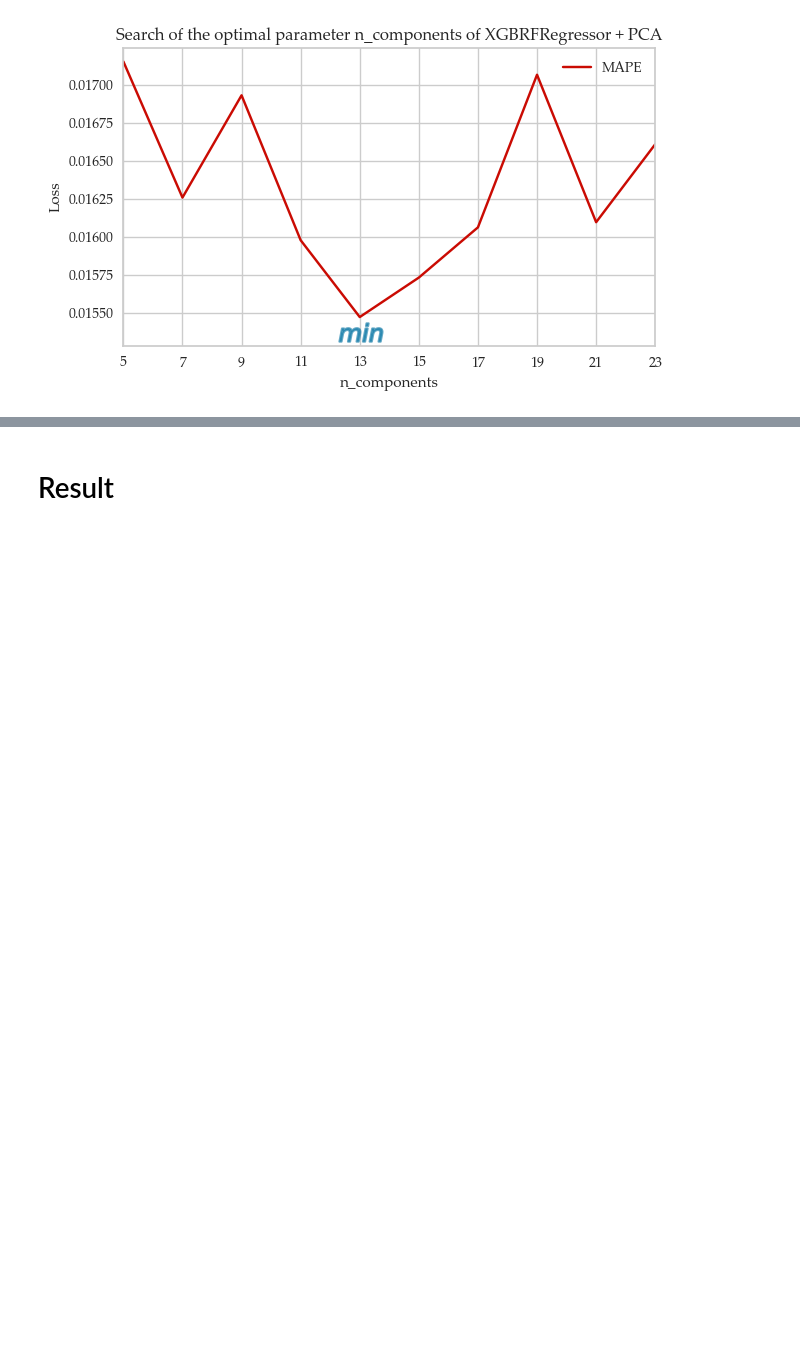
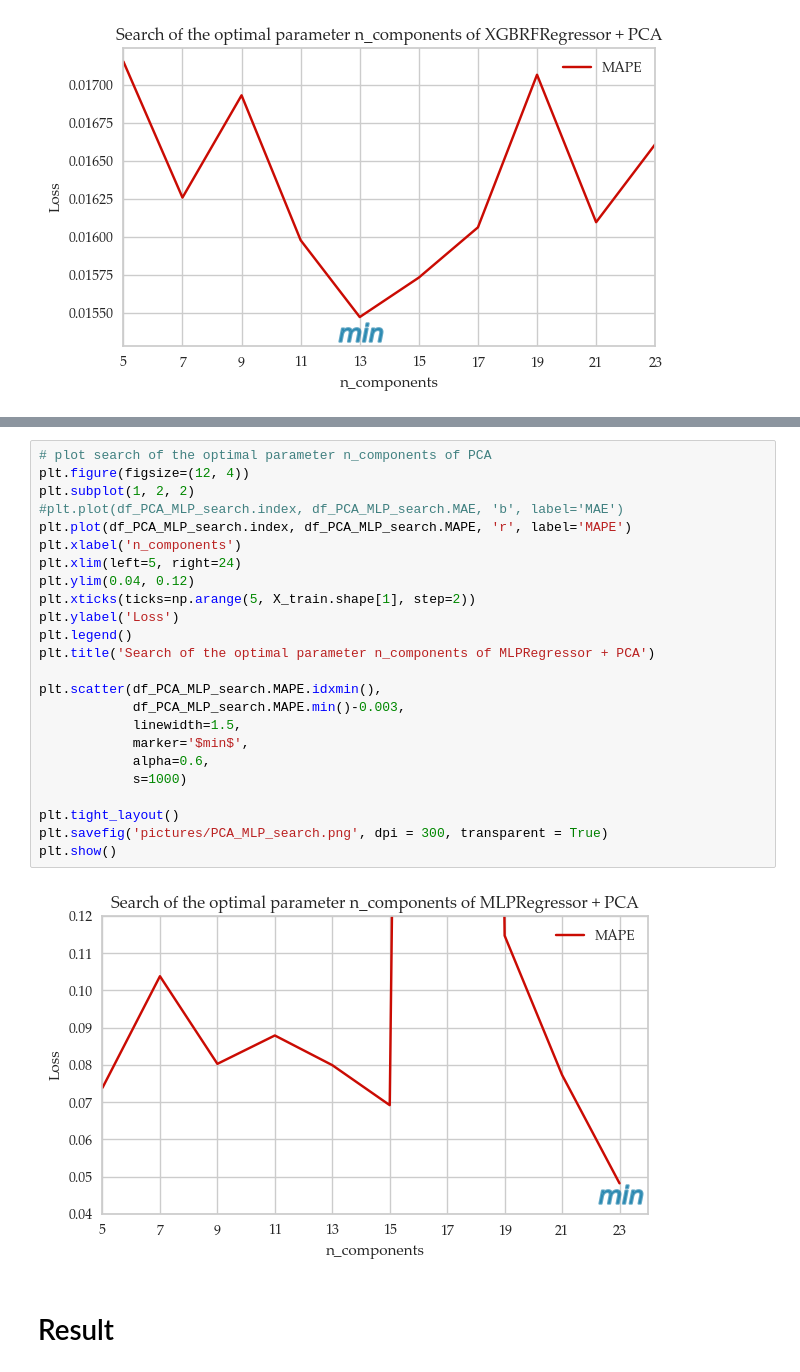
Before and after one commit to caapel/SOFC, a Jupyter notebook: SOFC_analisys.ipynb, the cells around one changed output, grey strips where cells are left out. Saved outputs shown, nothing was run; the diff lists cells and outputs as text; blank space fills up the shorter version.

Commit message:
refresh picture MLP+PCA

```diff
--- a/SOFC_analisys.ipynb
+++ b/SOFC_analisys.ipynb
@@ -1029,3 +1004,29 @@ plt.show()
+# %%
+# plot search of the optimal parameter n_components of PCA
+plt.figure(figsize=(12, 4))
+plt.subplot(1, 2, 2)
+#plt.plot(df_PCA_MLP_search.index, df_PCA_MLP_search.MAE, 'b', label='MAE')
+plt.plot(df_PCA_MLP_search.index, df_PCA_MLP_search.MAPE, 'r', label='MAPE')
+plt.xlabel('n_components')
+plt.xlim(left=5, right=24)
+plt.ylim(0.04, 0.12)
+plt.xticks(ticks=np.arange(5, X_train.shape[1], step=2))
+plt.ylabel('Loss')
+plt.legend()
+plt.title('Search of the optimal parameter n_components of MLPRegressor + PCA')
+
+plt.scatter(df_PCA_MLP_search.MAPE.idxmin(),
+            df_PCA_MLP_search.MAPE.min()-0.003,
+            linewidth=1.5,
+            marker='$min$',
+            alpha=0.6,
+            s=1000)
+
+plt.tight_layout()
+plt.savefig('pictures/PCA_MLP_search.png', dpi = 300, transparent = True)
+plt.show()
+# %% [output]
+[figure, added]
 # %% [markdown]
 # Result
 # %%
```
Also changed, not shown: parts of 27 cells of this notebook.
